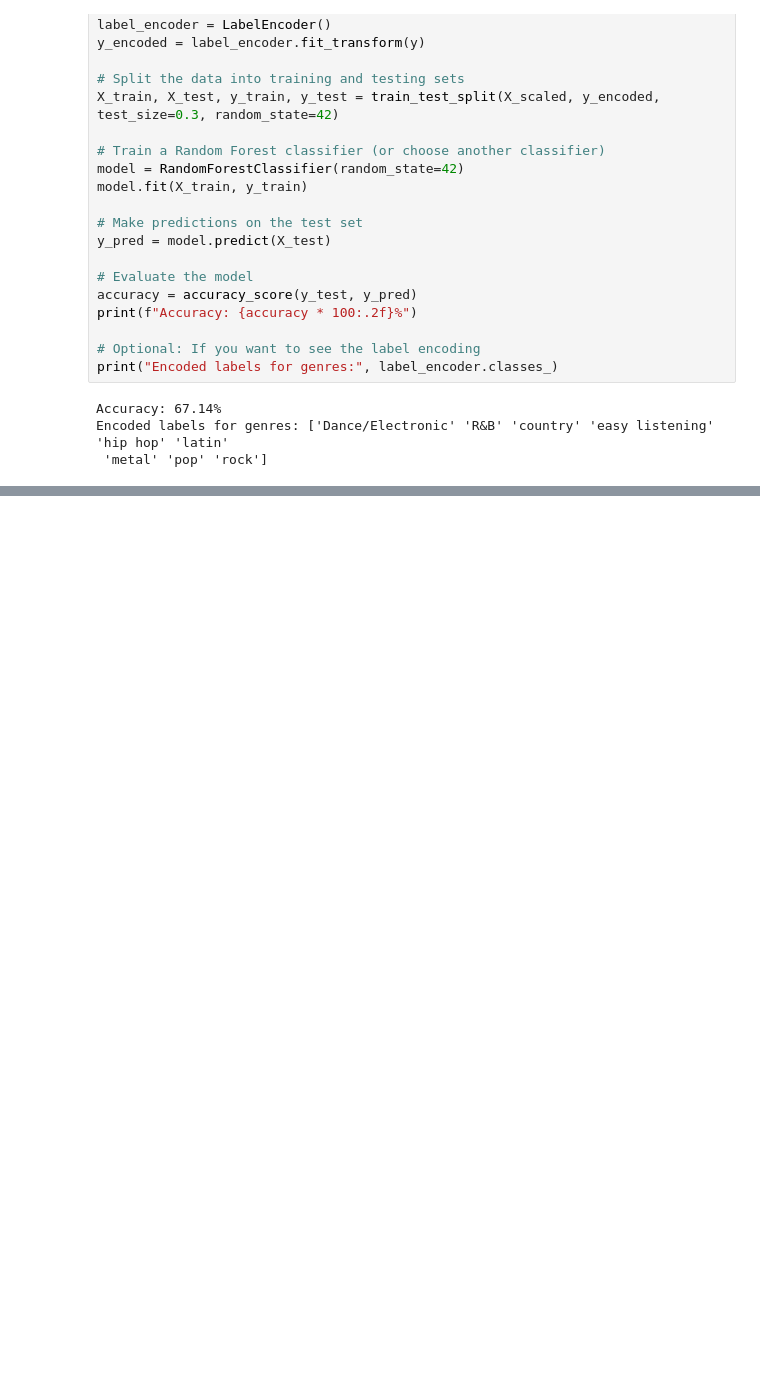
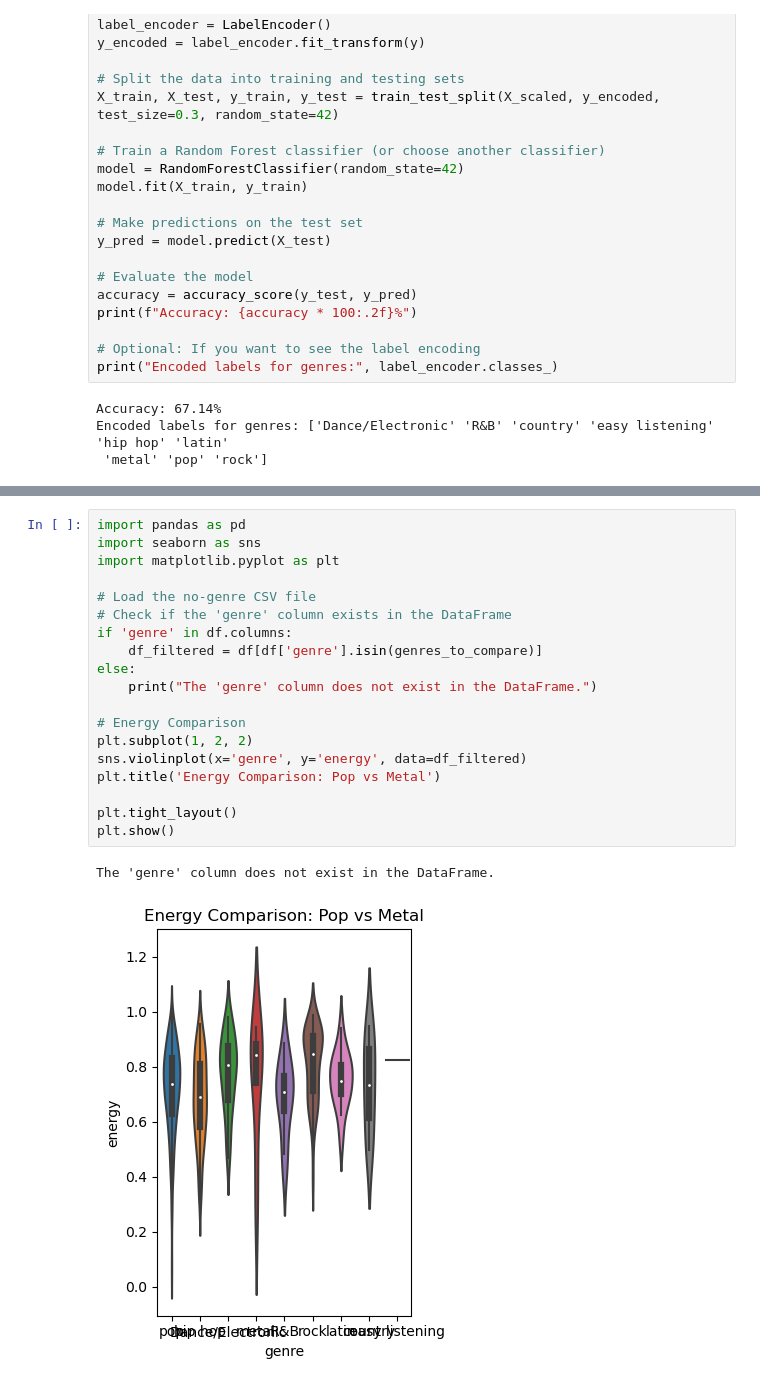
Before and after one commit to SGergeis0/Final-project-group-4, a Jupyter notebook: christian/data_collection.ipynb, the cells around one changed output, grey strips where cells are left out. Cells and saved outputs as stored; diff of their text form; blank space fills up the shorter version.

```diff
--- a/christian/data_collection.ipynb
+++ b/christian/data_collection.ipynb
@@ -530,0 +552,22 @@ Encoded labels for genres: ['Dance/Electronic' 'R&B' 'country' 'easy listening'
+# %%
+import pandas as pd
+import seaborn as sns
+import matplotlib.pyplot as plt
+
+# Load the no-genre CSV file
+# Check if the 'genre' column exists in the DataFrame
+if 'genre' in df.columns:
+    df_filtered = df[df['genre'].isin(genres_to_compare)]
+else:
+    print("The 'genre' column does not exist in the DataFrame.")
+
+# Energy Comparison
+plt.subplot(1, 2, 2)
+sns.violinplot(x='genre', y='energy', data=df_filtered)
+plt.title('Energy Comparison: Pop vs Metal')
+
+plt.tight_layout()
+plt.show()
+# %% [output]
+The 'genre' column does not exist in the DataFrame.
+[figure, added]
```
Also changed, not shown: parts of 4 cells of this notebook.
